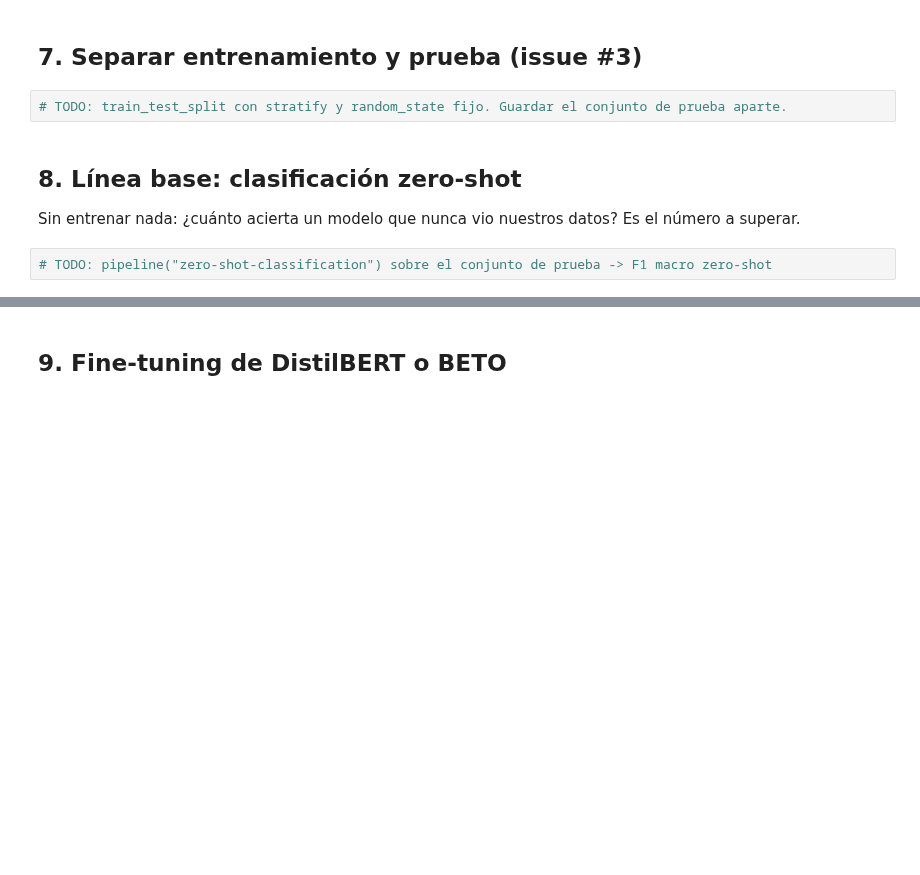
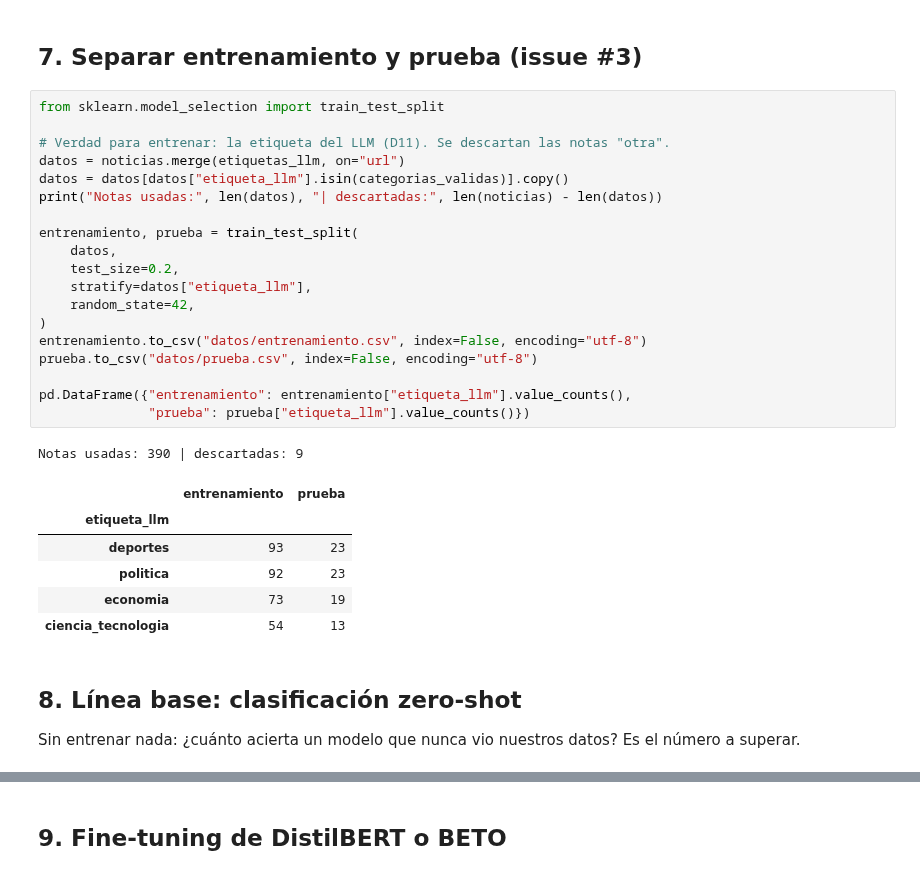
Before and after one commit to d2cml-ai/Data-Science-Python, a Jupyter notebook: tarea_1/02_clasificacion.ipynb, the cells around one changed output, grey strips where cells are left out. Drawn from its saved outputs; the diff is of its cells as text; blank space fills up the shorter version.

```diff
--- a/tarea_1/02_clasificacion.ipynb
+++ b/tarea_1/02_clasificacion.ipynb
@@ -246,11 +246,34 @@ else:
 Acuerdo LLM-humano: 20 de 20
 # %% [markdown]
 ## 7. Separar entrenamiento y prueba (issue #3)
-# %%
-# TODO: train_test_split con stratify y random_state fijo. Guardar el conjunto de prueba aparte.
+# %%
+from sklearn.model_selection import train_test_split
+
+# Verdad para entrenar: la etiqueta del LLM (D11). Se descartan las notas "otra".
+datos = noticias.merge(etiquetas_llm, on="url")
+datos = datos[datos["etiqueta_llm"].isin(categorias_validas)].copy()
+print("Notas usadas:", len(datos), "| descartadas:", len(noticias) - len(datos))
+
+entrenamiento, prueba = train_test_split(
+    datos,
+    test_size=0.2,
+    stratify=datos["etiqueta_llm"],
+    random_state=42,
+)
+entrenamiento.to_csv("datos/entrenamiento.csv", index=False, encoding="utf-8")
+prueba.to_csv("datos/prueba.csv", index=False, encoding="utf-8")
+
+pd.DataFrame({"entrenamiento": entrenamiento["etiqueta_llm"].value_counts(),
+              "prueba": prueba["etiqueta_llm"].value_counts()})
+# %% [output]
+Notas usadas: 390 | descartadas: 9
+|  | entrenamiento | prueba |
+| etiqueta_llm |  |  |
+| deportes | 93 | 23 |
+| politica | 92 | 23 |
+| economia | 73 | 19 |
+| ciencia_tecnologia | 54 | 13 |
 # %% [markdown]
 ## 8. Línea base: clasificación zero-shot
 
 Sin entrenar nada: ¿cuánto acierta un modelo que nunca vio nuestros datos? Es el número a superar.
-# %%
-# TODO: pipeline("zero-shot-classification") sobre el conjunto de prueba -> F1 macro zero-shot
```
Also changed, not shown: parts of 12 cells of this notebook, 7 other files.
